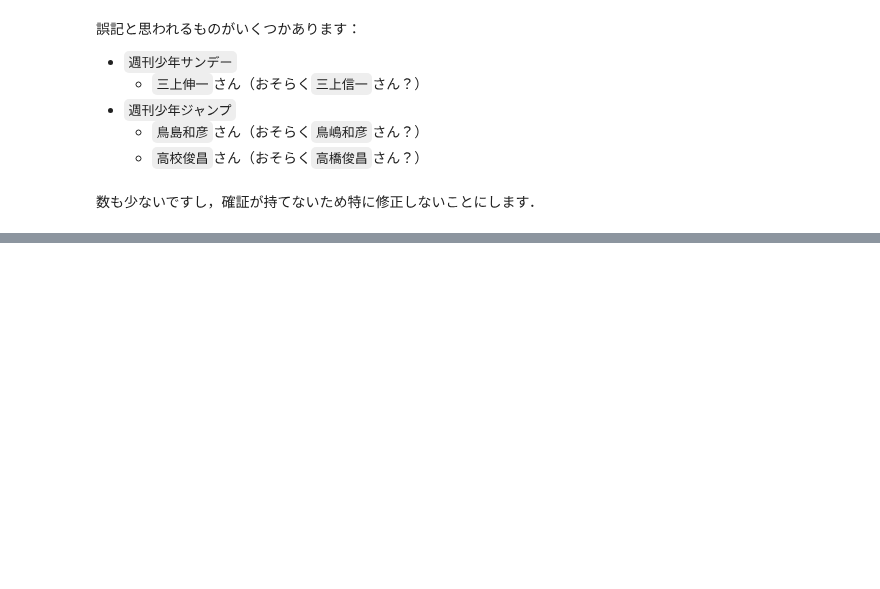
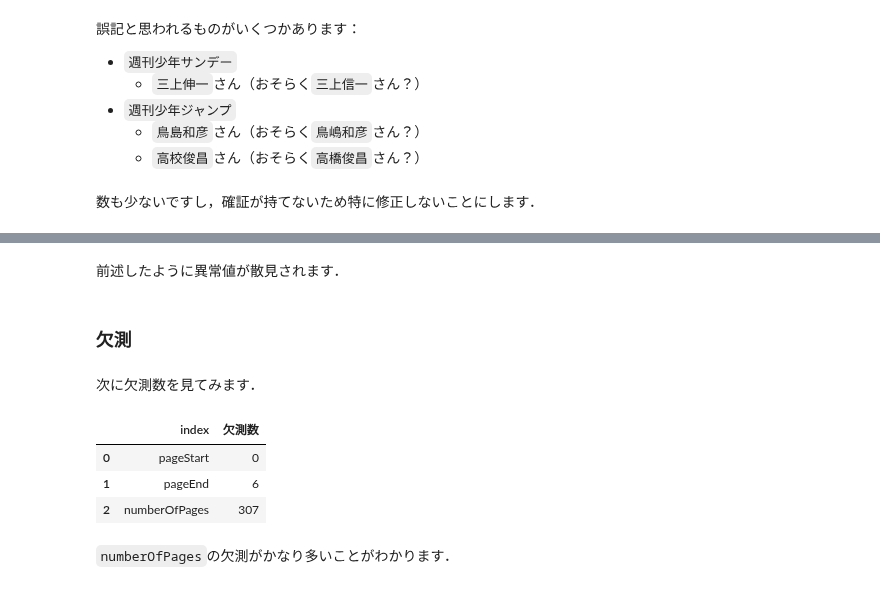
Before and after one commit to kakeami/viz-madb, a Jupyter notebook: book/_build/jupyter_execute/eda/eda.ipynb, the cells around one changed output, grey strips where cells are left out. Saved outputs shown, nothing was run; the diff lists cells and outputs as text; code cells hidden in the pictures; blank space fills up the shorter version.

```diff
--- a/book/_build/jupyter_execute/eda/eda.ipynb
+++ b/book/_build/jupyter_execute/eda/eda.ipynb
@@ -608,0 +635,15 @@ df_tmp.groupby('mcname')['editor'].value_counts().\
+# %% [markdown]
+前述したように異常値が散見されます．
+# %% [markdown]
+### 欠測
+# %% [markdown]
+次に欠測数を見てみます．
+# %%
+df[cols].isna().sum().reset_index(name='欠測数')
+# %% [output]
+|  | index | 欠測数 |
+| 0 | pageStart | 0 |
+| 1 | pageEnd | 6 |
+| 2 | numberOfPages | 307 |
+# %% [markdown]
+`numberOfPages`の欠測がかなり多いことがわかります．
```
Also changed, not shown: parts of 18 cells of this notebook, 12 other files.
